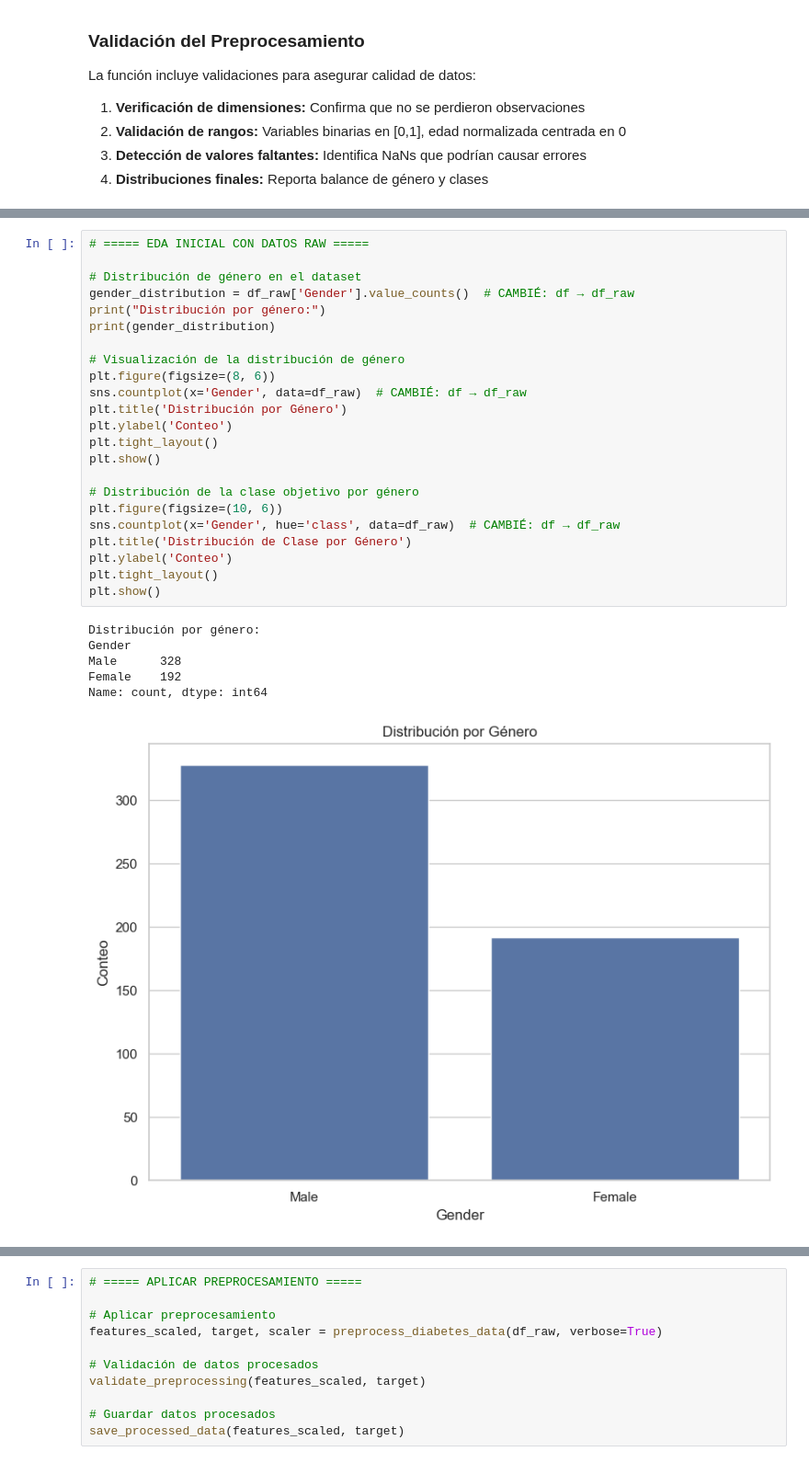
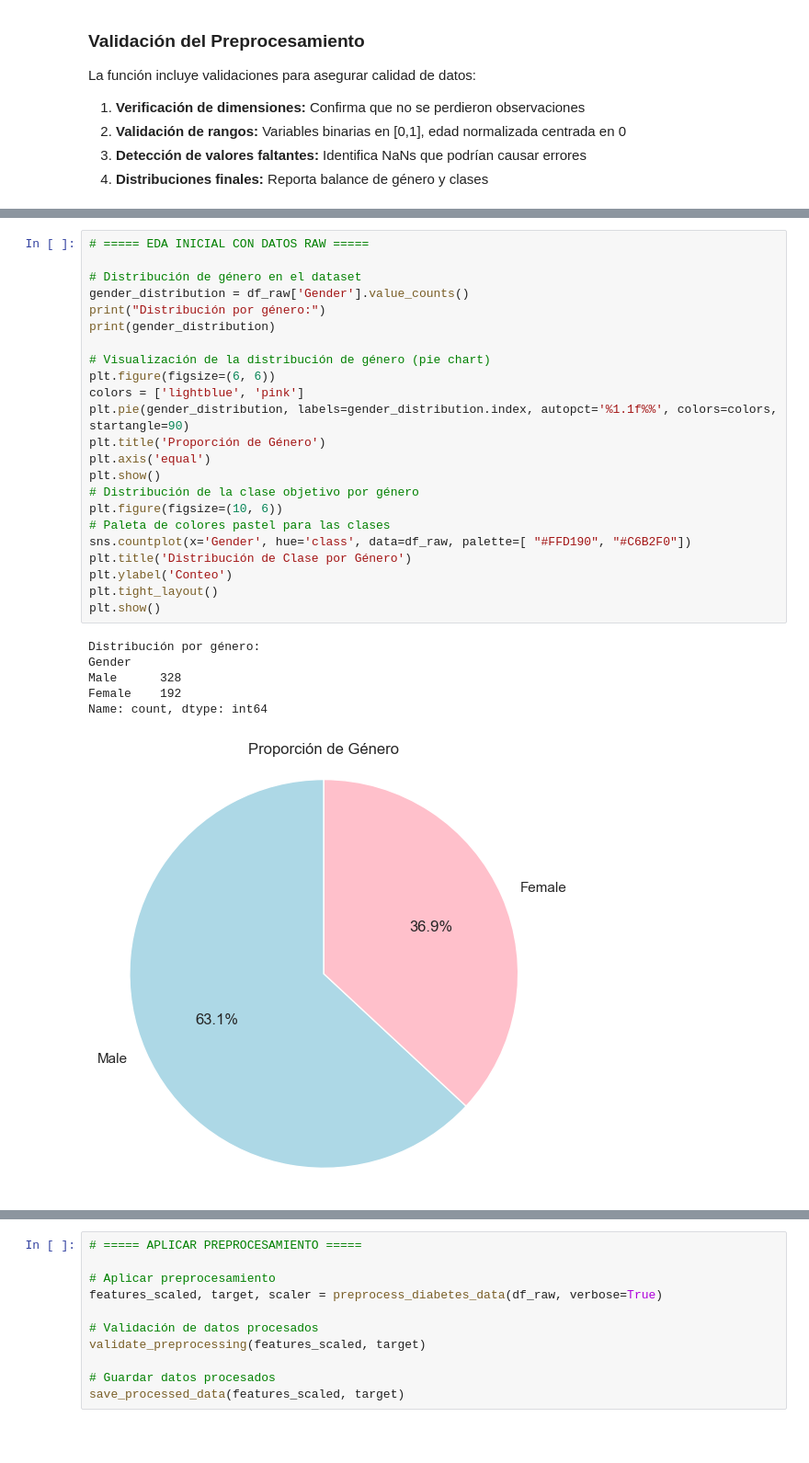
Before and after one commit to PameBlanca/FCD_UV_2025, a Jupyter notebook: Diabetes_project/notebook/01_diabetes_eda_preprocessing.ipynb, the cells around one changed output, grey strips where cells are left out. Shown at 92% size. Saved outputs shown, nothing was run; the diff lists cells and outputs as text; blank space fills up the shorter version.

```diff
--- a/Diabetes_project/notebook/01_diabetes_eda_preprocessing.ipynb
+++ b/Diabetes_project/notebook/01_diabetes_eda_preprocessing.ipynb
@@ -268,30 +268,30 @@ No hay valores faltantes
 # %%
 # ===== EDA INICIAL CON DATOS RAW =====
 
 # Distribución de género en el dataset
-gender_distribution = df_raw['Gender'].value_counts()  # CAMBIÉ: df → df_raw
+gender_distribution = df_raw['Gender'].value_counts()
 print("Distribución por género:")
 print(gender_distribution)
 
-# Visualización de la distribución de género
-plt.figure(figsize=(8, 6))
-sns.countplot(x='Gender', data=df_raw)  # CAMBIÉ: df → df_raw
-plt.title('Distribución por Género')
-plt.ylabel('Conteo')
-plt.tight_layout()
+# Visualización de la distribución de género (pie chart)
+plt.figure(figsize=(6, 6))
+colors = ['lightblue', 'pink']
+plt.pie(gender_distribution, labels=gender_distribution.index, autopct='%1.1f%%', colors=colors, startangle=90)
+plt.title('Proporción de Género')
+plt.axis('equal')
 plt.show()
-
 # Distribución de la clase objetivo por género
 plt.figure(figsize=(10, 6))
-sns.countplot(x='Gender', hue='class', data=df_raw)  # CAMBIÉ: df → df_raw
+# Paleta de colores pastel para las clases
+sns.countplot(x='Gender', hue='class', data=df_raw, palette=[ "#FFD190", "#C6B2F0"])
 plt.title('Distribución de Clase por Género')
 plt.ylabel('Conteo')
 plt.tight_layout()
 plt.show()
 # %% [output]
 Distribución por género:
 Gender
 Male      328
 Female    192
 Name: count, dtype: int64
-[figure, old version]
+[figure, new version]
```
Also changed, not shown: parts of 2 cells of this notebook.
